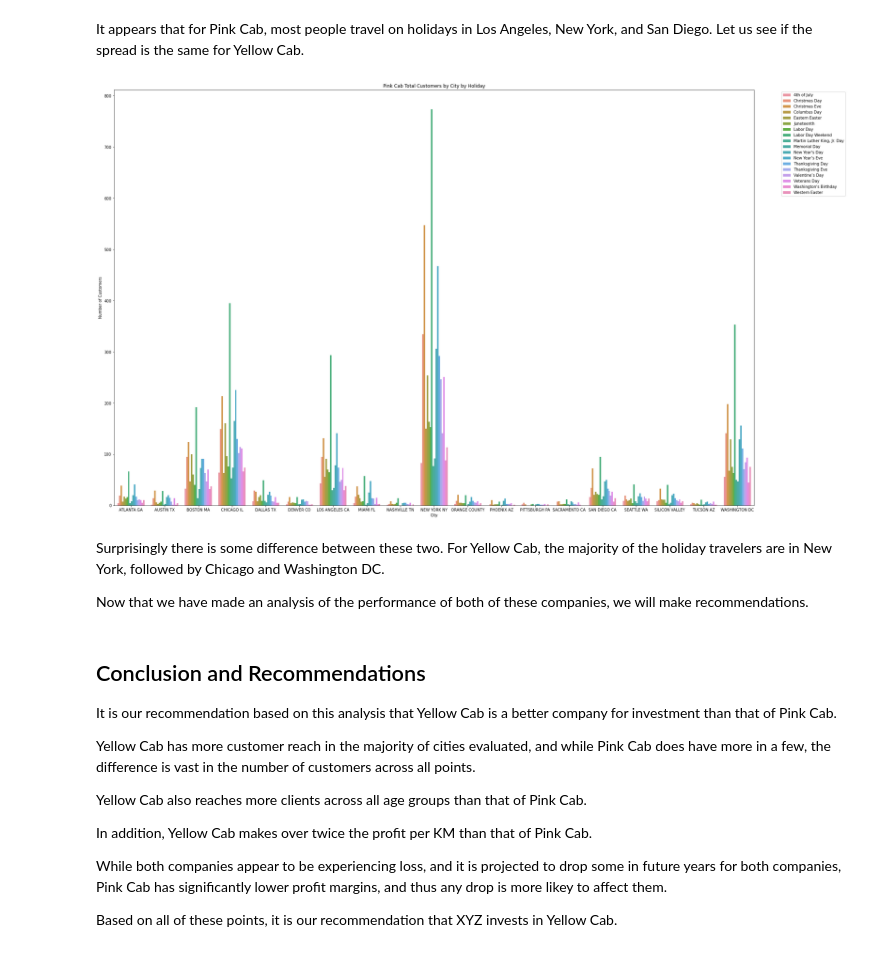
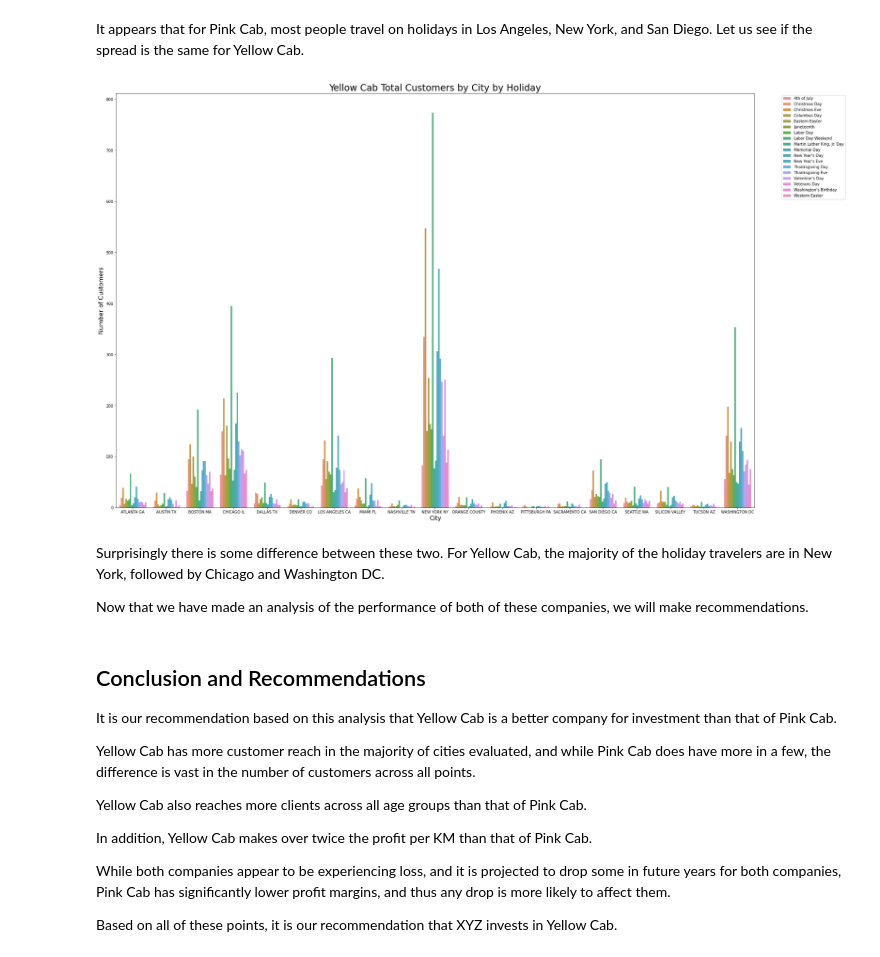
Before and after one commit to ahubiak/Cab_Data_Investment, a Jupyter notebook: Week2_Cab_Data.ipynb, the cells around one changed output. Cells and saved outputs as stored; diff of their text form; code cells hidden in the pictures.

```diff
--- a/Week2_Cab_Data.ipynb
+++ b/Week2_Cab_Data.ipynb
@@ -1292,14 +1326,15 @@ It appears that for Pink Cab, most people travel on holidays in Los Angeles, New
 # %%
 df14 = yellow_holiday.groupby(['City', 'Holiday_Name']).agg(count=("Customer_ID", 'count'))
 df14 = df14.reset_index()
 sns.barplot(x="City",y="count", hue="Holiday_Name",data=df14)
 plt.legend(bbox_to_anchor=(1.04, 1), loc="upper left")
-plt.title('Pink Cab Total Customers by City by Holiday')
-plt.ylabel('Number of Customers')
+plt.title('Yellow Cab Total Customers by City by Holiday', fontsize=24)
+plt.ylabel('Number of Customers', fontsize=16)
+plt.xlabel('City', fontsize=16)
 plt.gcf().set_size_inches(30, 20)
 plt.show()
 # %% [output]
-[figure, old version]
+[figure, new version]
 # %% [markdown]
 Surprisingly there is some difference between these two. For Yellow Cab, the majority of the holiday travelers are in New York, followed by Chicago and Washington DC.
 
@@ -1315,6 +1350,6 @@ Yellow Cab also reaches more clients across all age groups than that of Pink Cab
 
 In addition, Yellow Cab makes over twice the profit per KM than that of Pink Cab.
 
-While both companies appear to be experiencing loss, and it is projected to drop some in future years for both companies, Pink Cab has significantly lower profit margins, and thus any drop is more likey to affect them.
+While both companies appear to be experiencing loss, and it is projected to drop some in future years for both companies, Pink Cab has significantly lower profit margins, and thus any drop is more likely to affect them.
 
 Based on all of these points, it is our recommendation that XYZ invests in Yellow Cab.
```
Also changed, not shown: parts of 5 cells of this notebook.
